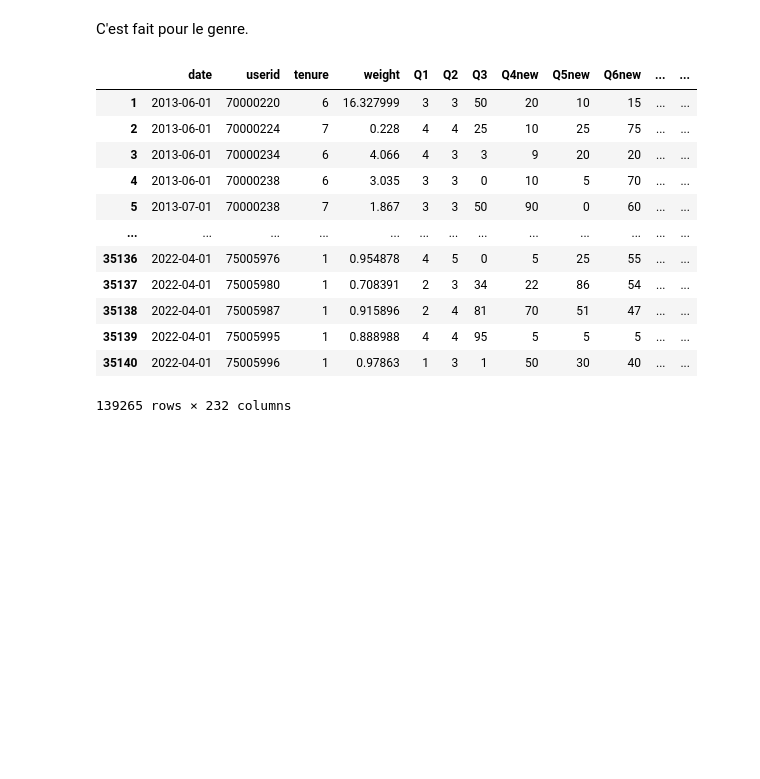
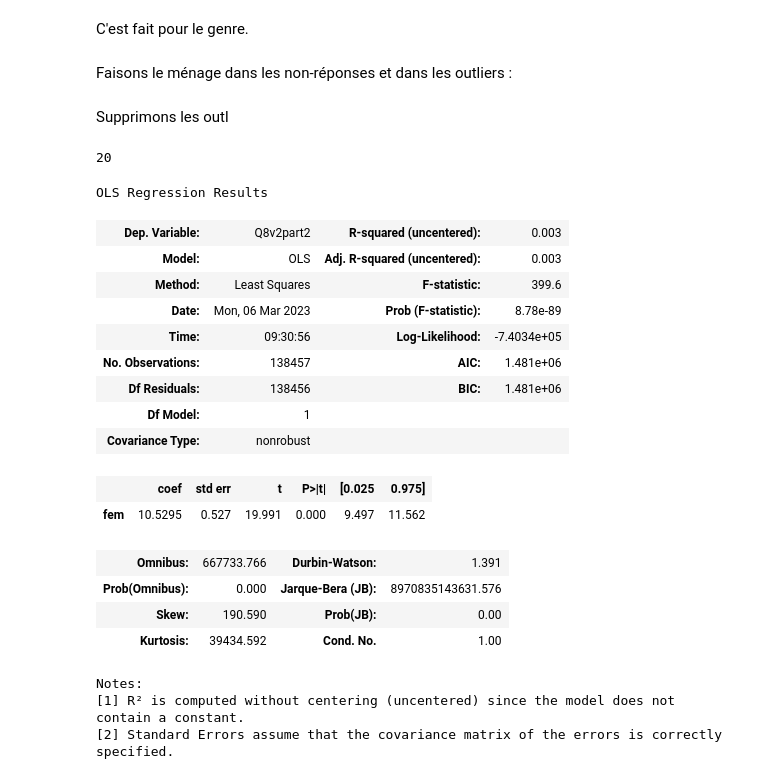
Before and after one commit to Jeremstar/-a-va-pr-dire-l-inflation-s-v-re, a Jupyter notebook: Régressions.ipynb, the cells around one changed output. Drawn from its saved outputs; the diff is of its cells as text; code cells hidden in the pictures; blank space fills up the shorter version.

```diff
--- a/Régressions.ipynb
+++ b/Régressions.ipynb
@@ -135,3 +136,9 @@ gender.rename(columns={1: "fem"}, inplace=True)
 BC = pd.concat([BC, gender['fem']], axis=1).reindex(BC.index)
 # %% [markdown]
 C'est fait pour le genre.
+# %% [markdown]
+Faisons le ménage dans les non-réponses et dans les outliers :
+# %%
+BC=BC.dropna(subset=['Q8v2part2','Q9bv2part2']) #On supprime les personnes qui n'ont pas répondu aux questions sur les anticipations d'inflation.
+# %% [markdown]
+Supprimons les outl
@@ -138,16 +148,29 @@ C'est fait pour le genre.
+# %%
+max(test['Q8v2part2'])
+# %% [output]
+20
 # %%
-BC
+model = OLS(BC['Q8v2part2'].astype('float'),BC['fem'].astype('float'))
+results = model.fit()
+su = results.summary()
+su
 # %% [output]
+OLS Regression Results
-|  | date | userid | tenure | weight | Q1 | Q2 | Q3 | Q4new | Q5new | Q6new | ... | ... |
-| 1 | 2013-06-01 | 70000220 | 6 | 16.327999 | 3 | 3 | 50 | 20 | 10 | 15 | ... | ... |
-| 2 | 2013-06-01 | 70000224 | 7 | 0.228 | 4 | 4 | 25 | 10 | 25 | 75 | ... | ... |
-| 3 | 2013-06-01 | 70000234 | 6 | 4.066 | 4 | 3 | 3 | 9 | 20 | 20 | ... | ... |
-| 4 | 2013-06-01 | 70000238 | 6 | 3.035 | 3 | 3 | 0 | 10 | 5 | 70 | ... | ... |
-| 5 | 2013-07-01 | 70000238 | 7 | 1.867 | 3 | 3 | 50 | 90 | 0 | 60 | ... | ... |
-| ... | ... | ... | ... | ... | ... | ... | ... | ... | ... | ... | ... | ... |
-| 35136 | 2022-04-01 | 75005976 | 1 | 0.954878 | 4 | 5 | 0 | 5 | 25 | 55 | ... | ... |
-| 35137 | 2022-04-01 | 75005980 | 1 | 0.708391 | 2 | 3 | 34 | 22 | 86 | 54 | ... | ... |
-| 35138 | 2022-04-01 | 75005987 | 1 | 0.915896 | 2 | 4 | 81 | 70 | 51 | 47 | ... | ... |
-| 35139 | 2022-04-01 | 75005995 | 1 | 0.888988 | 4 | 4 | 95 | 5 | 5 | 5 | ... | ... |
-| 35140 | 2022-04-01 | 75005996 | 1 | 0.97863 | 1 | 3 | 1 | 50 | 30 | 40 | ... | ... |
+| Dep. Variable: | Q8v2part2 | R-squared (uncentered): | 0.003 |
+| Model: | OLS | Adj. R-squared (uncentered): | 0.003 |
+| Method: | Least Squares | F-statistic: | 399.6 |
+| Date: | Mon, 06 Mar 2023 | Prob (F-statistic): | 8.78e-89 |
+| Time: | 09:30:56 | Log-Likelihood: | -7.4034e+05 |
+| No. Observations: | 138457 | AIC: | 1.481e+06 |
+| Df Residuals: | 138456 | BIC: | 1.481e+06 |
+| Df Model: | 1 |  |  |
+| Covariance Type: | nonrobust |  |  |
-139265 rows × 232 columns
+|  | coef | std err | t | P>|t| | [0.025 | 0.975] |
+| fem | 10.5295 | 0.527 | 19.991 | 0.000 | 9.497 | 11.562 |
+| Omnibus: | 667733.766 | Durbin-Watson: | 1.391 |
+| Prob(Omnibus): | 0.000 | Jarque-Bera (JB): | 8970835143631.576 |
+| Skew: | 190.590 | Prob(JB): | 0.00 |
+| Kurtosis: | 39434.592 | Cond. No. | 1.00 |
+Notes:
+[1] R² is computed without centering (uncentered) since the model does not contain a constant.
+[2] Standard Errors assume that the covariance matrix of the errors is correctly specified.
```
Also changed, not shown: parts of 2 cells of this notebook.
